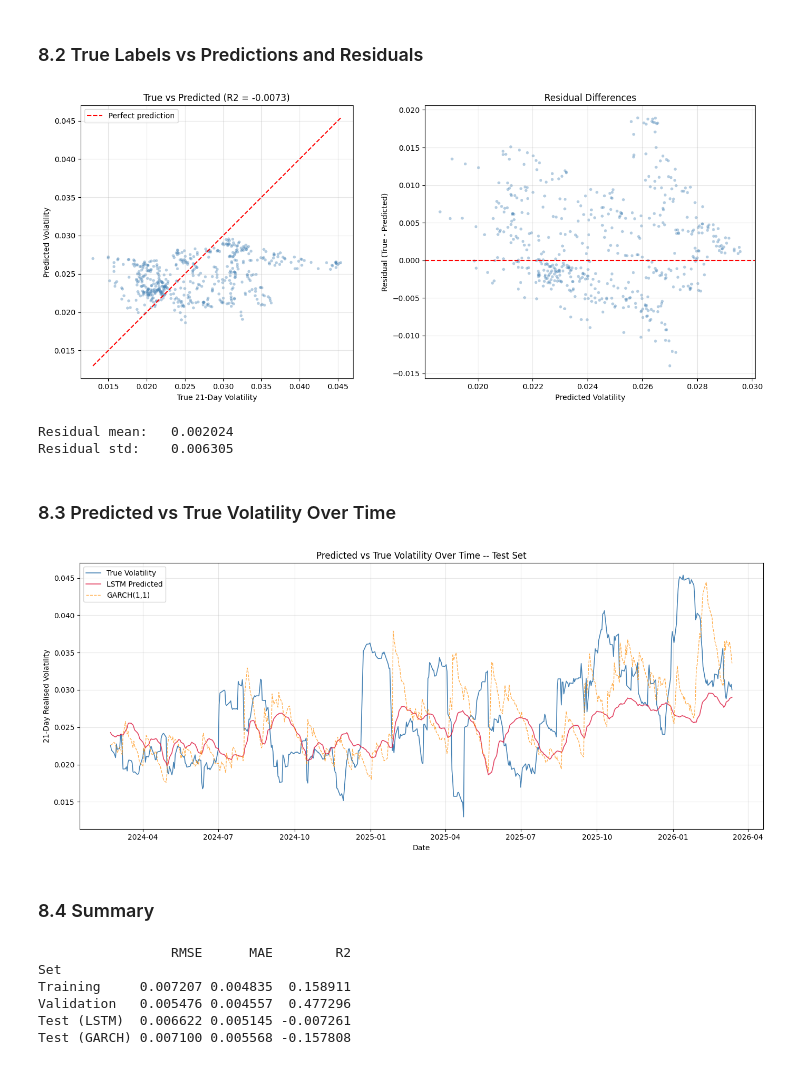
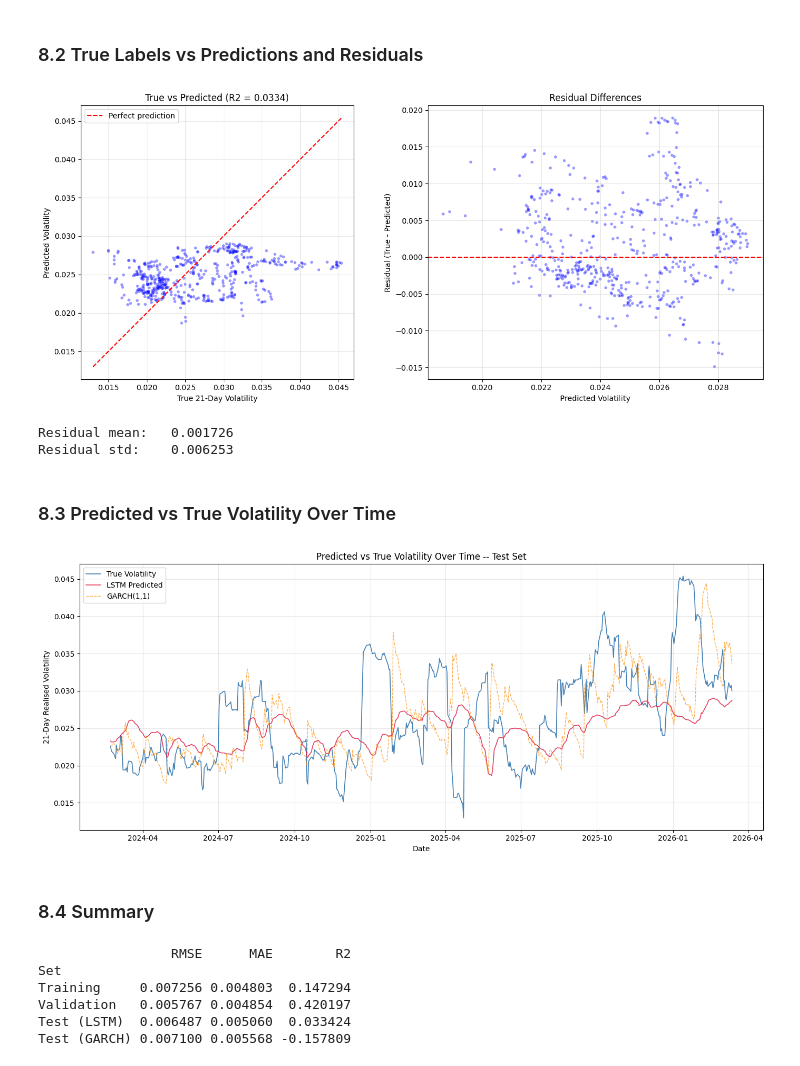
Before and after one commit to GeorgeLazos/ura_volatility_prediction_LTSM, a Jupyter notebook: ura_volatility_prediction_LSTM.ipynb, the cells around one changed output. Cells and saved outputs as stored; diff of their text form; code cells hidden in the pictures.

```diff
--- a/ura_volatility_prediction_LSTM.ipynb
+++ b/ura_volatility_prediction_LSTM.ipynb
@@ -32,7 +32,7 @@ VAL_SPLIT = 0.15
 WINDOW_SIZE = 60
 TARGET_HORIZON = 21
 
-EPOCHS = 300
+EPOCHS = 150
 LR = 0.0001
 DROPOUT_RATE = 0.2
 BATCH_SIZE = 64
@@ -44,6 +44,7 @@ VAR_LOSS_WEIGHT = 0.3
 # %% [markdown]
 ## 2. Data Acquisition
 # %%
+yf.set_tz_cache_location('.yf_cache')
 data = yf.download(TICKER, period="max", auto_adjust=True, progress=True)
 
 if isinstance(data.columns, pd.MultiIndex):
@@ -451,36 +452,36 @@ LSTM outperforms GARCH on R2 by 0.1505
 # %%
 residuals = y_actual_test - y_pred_test
 
 fig, axes = plt.subplots(1, 2, figsize=(14, 6))
 
 # True vs Predicted scatter
-axes[0].scatter(y_actual_test, y_pred_test, alpha=0.4, s=15, color='steelblue', edgecolors='none')
+axes[0].scatter(y_actual_test, y_pred_test, alpha=0.4, s=15, color='blue', edgecolors='none')
 lims = [min(y_actual_test.min(), y_pred_test.min()), max(y_actual_test.max(), y_pred_test.max())]
 axes[0].plot(lims, lims, 'r--', linewidth=1.5, label='Perfect prediction')
 axes[0].set_xlabel('True 21-Day Volatility')
 axes[0].set_ylabel('Predicted Volatility')
 axes[0].set_title(f'True vs Predicted (R2 = {lstm_r2:.4f})')
 axes[0].legend()
 axes[0].grid(True, alpha=0.3)
 axes[0].set_aspect('equal')
 
 # Residuals
-axes[1].scatter(y_pred_test, residuals, alpha=0.4, s=15, color='steelblue', edgecolors='none')
+axes[1].scatter(y_pred_test, residuals, alpha=0.4, s=15, color='blue', edgecolors='none')
 axes[1].axhline(y=0, color='red', linestyle='--', linewidth=1.5)
 axes[1].set_xlabel('Predicted Volatility')
 axes[1].set_ylabel('Residual (True - Predicted)')
 axes[1].set_title('Residual Differences')
 axes[1].grid(True, alpha=0.3)
 
 plt.tight_layout()
 plt.show()
 
 print(f"Residual mean:   {residuals.mean():.6f}")
 print(f"Residual std:    {residuals.std():.6f}")
 # %% [output]
-[figure, old version]
+[figure, new version]
-Residual mean:   0.002024
-Residual std:    0.006305
+Residual mean:   0.001726
+Residual std:    0.006253
 # %% [markdown]
 ### 8.3 Predicted vs True Volatility Over Time
 # %%
@@ -499,7 +500,7 @@ ax.grid(True, alpha=0.3)
 plt.tight_layout()
 plt.show()
 # %% [output]
-[figure, old version]
+[figure, new version]
 # %% [markdown]
 ### 8.4 Summary
 # %%
@@ -524,7 +525,7 @@ print(results_df.to_string(float_format='{:.6f}'.format))
 # %% [output]
                  RMSE      MAE        R2
 Set
-Training     0.007207 0.004835  0.158911
-Validation   0.005476 0.004557  0.477296
-Test (LSTM)  0.006622 0.005145 -0.007261
-Test (GARCH) 0.007100 0.005568 -0.157808
+Training     0.007256 0.004803  0.147294
+Validation   0.005767 0.004854  0.420197
+Test (LSTM)  0.006487 0.005060  0.033424
+Test (GARCH) 0.007100 0.005568 -0.157809
```
Also changed, not shown: parts of 7 cells of this notebook, 3 other files.
